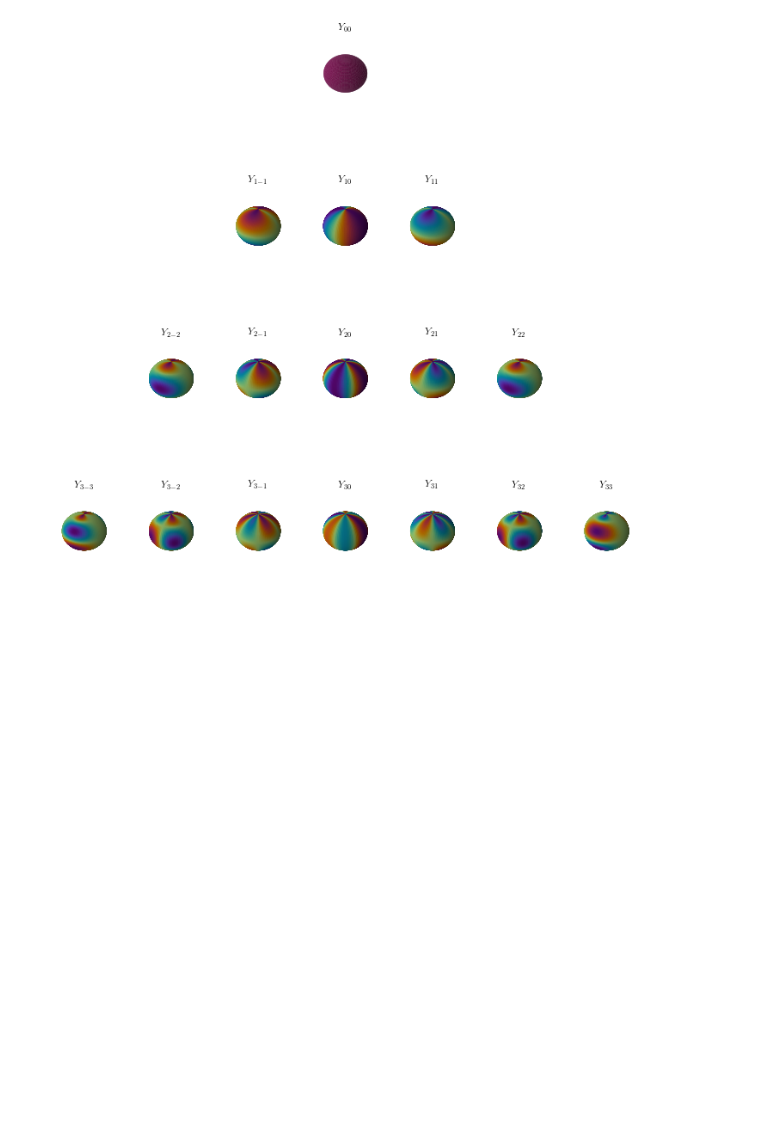
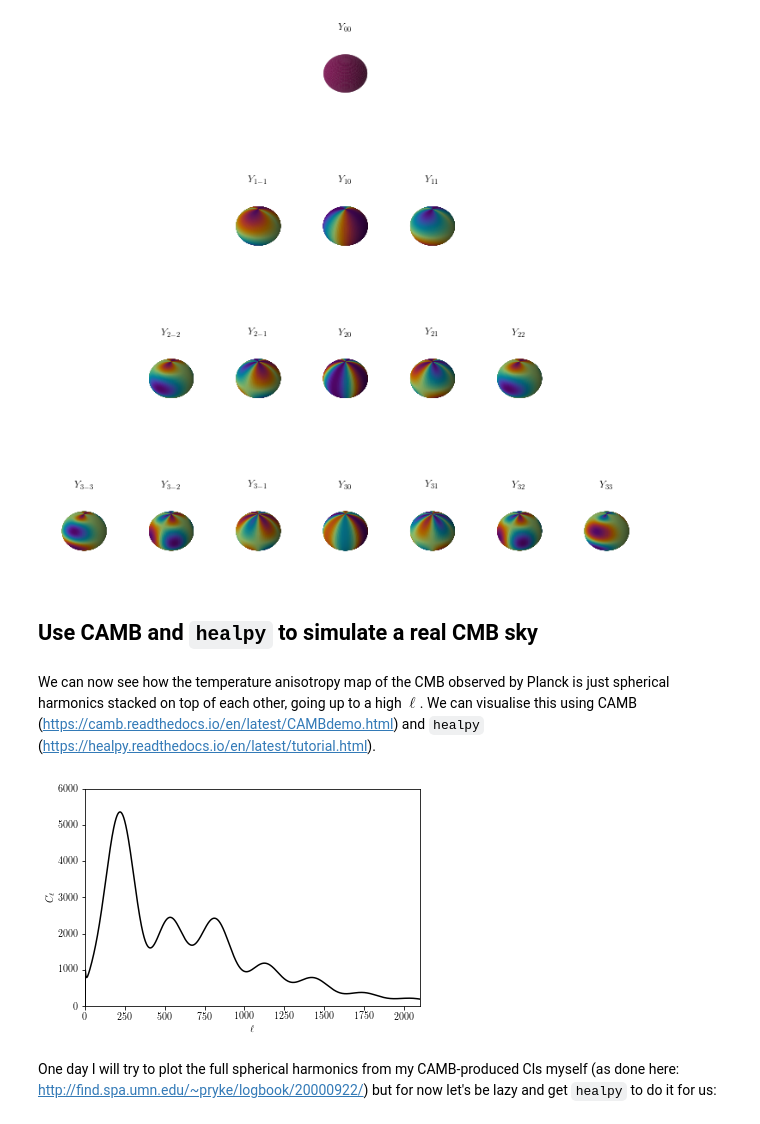
Before and after one commit to nataliehogg/los_6x2pt, a Jupyter notebook: visualising_spherical_harmonics.ipynb, the cells around one changed output. Saved outputs shown, nothing was run; the diff lists cells and outputs as text; code cells hidden in the pictures; blank space fills up the shorter version.

Commit message:
add 'real' CMB sky with camb and healpy

```diff
--- a/visualising_spherical_harmonics.ipynb
+++ b/visualising_spherical_harmonics.ipynb
@@ -170,3 +176,38 @@ grid.tight_layout(fig)
 plt.savefig(path + 'sphar_grid.pdf')
 # %% [output]
 [figure]
+# %% [markdown]
+## Use CAMB and `healpy` to simulate a real CMB sky
+# %% [markdown]
+We can now see how the temperature anisotropy map of the CMB observed by Planck is just spherical harmonics stacked on top of each other, going up to a high $\ell$. We can visualise this using CAMB (https://camb.readthedocs.io/en/latest/CAMBdemo.html) and `healpy` (https://healpy.readthedocs.io/en/latest/tutorial.html).
+# %%
+# set up the CAMB parameter object
+pars = camb.CAMBparams()
+
+# set some standard LCDM parameters
+pars.set_cosmology(H0=67.5, ombh2=0.022, omch2=0.122, mnu=0.06, omk=0, tau=0.06)
+
+# get the results
+results = camb.get_results(pars)
+
+# get all the power spectra
+power_spectra =results.get_cmb_power_spectra(pars, CMB_unit='muK')
+
+# use just the unlensed TT Cl for now
+Cls = power_spectra['unlensed_scalar']
+# %%
+# plot the unlensed TT Cl
+ls = np.arange(Cls.shape[0])
+
+plt.plot(ls, Cls[:,0], color='k')
+plt.xlim(0, 2100)
+plt.ylim(0, 6000)
+
+plt.xlabel(r'$\ell$')
+plt.ylabel(r'$C_{\rm \ell}$')
+
+plt.show()
+# %% [output]
+[figure, added]
+# %% [markdown]
+One day I will try to plot the full spherical harmonics from my CAMB-produced Cls myself (as done here: http://find.spa.umn.edu/~pryke/logbook/20000922/) but for now let's be lazy and get `healpy` to do it for us:
```
Also changed, not shown: parts of 7 cells of this notebook.
